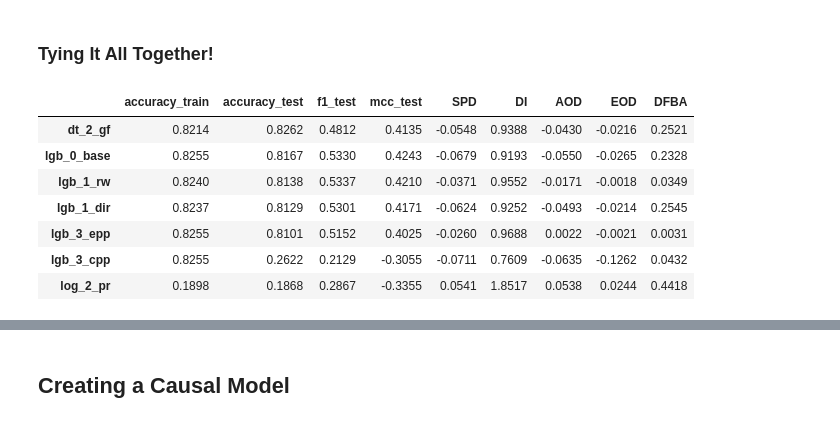
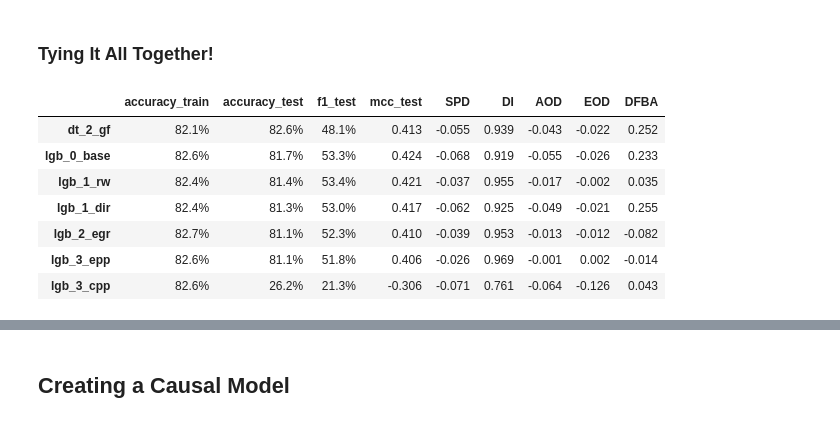
Before and after one commit to PacktPublishing/Interpretable-Machine-Learning-with-Python-2E, a Jupyter notebook: 11/CreditCardDefaults.ipynb, the cells around one changed output, grey strips where cells are left out. Cells and saved outputs as stored; diff of their text form; code cells hidden in the pictures.

```diff
--- a/11/CreditCardDefaults.ipynb
+++ b/11/CreditCardDefaults.ipynb
@@ -415,23 +437,22 @@ cls_mdls['dt_2_gf'].update(metrics_test_gf_dict)
 # %%
 epp = EqOddsPostprocessing(privileged_groups=privileged_groups,\
-                           unprivileged_groups=unprivileged_groups,\
-                           seed=rand)
+                           unprivileged_groups=underprivileged_groups)
 epp = epp.fit(test_ds, test_pred_ds)
-test_pred_epp_ds = epp.predict(test_pred_ds)
+test_pred_epp_ds = roc.predict(test_pred_ds)
 # %%
 cls_mdls['lgb_3_epp'] =\
     mldatasets.evaluate_class_metrics_mdl(lgb_base_mdl, cls_mdls['lgb_0_base']['preds_train'],\
                             test_pred_epp_ds.scores, test_pred_epp_ds.labels, y_train, y_test)
 metrics_test_epp_dict, _ =\
         mldatasets.compute_aif_metrics(test_ds, test_pred_epp_ds,\
-                          unprivileged_groups=unprivileged_groups,\
+                          unprivileged_groups=underprivileged_groups,\
                           privileged_groups=privileged_groups)
 cls_mdls['lgb_3_epp'].update(metrics_test_epp_dict)
 # %% [markdown]
 #### Calibrated Equalized Odds Postprocessing Method
 # %%
 cpp = CalibratedEqOddsPostprocessing(privileged_groups=privileged_groups,\
-                                     unprivileged_groups=unprivileged_groups,\
+                                     unprivileged_groups=underprivileged_groups,\
                                      cost_constraint="fpr",
                                      seed=rand)
 cpp = cpp.fit(test_ds, test_pred_ds)
@@ -442,29 +463,44 @@ cls_mdls['lgb_3_cpp'] =\
                             test_pred_cpp_ds.scores, test_pred_cpp_ds.labels, y_train, y_test)
 metrics_test_cpp_dict, _ =\
         mldatasets.compute_aif_metrics(test_ds, test_pred_cpp_ds,\
-                          unprivileged_groups=unprivileged_groups,\
+                          unprivileged_groups=underprivileged_groups,\
                           privileged_groups=privileged_groups)
 cls_mdls['lgb_3_cpp'].update(metrics_test_cpp_dict)
 # %% [markdown]
 ### Tying It All Together!
+# %%
+def highlight_top_quantile(s, quantile=0.4):
+    s_abs = np.abs(s)
+    if quantile > 0:
+        threshold = s_abs.quantile(1-quantile)
+        is_in_top_quantile = s_abs >= threshold
+        is_top = s_abs == s_abs.max()
+    else:
+        threshold = s_abs.quantile(-quantile)
+        is_in_top_quantile = s_abs <= threshold
+        is_top = s_abs == s_abs.min()
+    qm_z = zip(is_in_top_quantile,is_top)
+    return [('background-color: yellow;' if q else '')+\
+            ('font-weight:bold' if m else '') for q,m in qm_z]
 # %%
 cls_metrics_df = pd.DataFrame.from_dict(cls_mdls, 'index')\
                     [['accuracy_train', 'accuracy_test', 'f1_test', 'mcc_test',\
                       'SPD', 'DI', 'AOD', 'EOD', 'DFBA']]
-with pd.option_context('display.precision', 4):
-    html = cls_metrics_df.sort_values(by='accuracy_test', ascending=False).style.\
-        background_gradient(cmap='plasma_r', low=0.3, high=1, subset=['SPD', 'AOD', 'EOD']).\
-        background_gradient(cmap='viridis_r', low=1, high=0.3, subset=['DI', 'DFBA'])
-html
+metrics_fmt_dict = dict(zip(cls_metrics_df.columns, ['{:.1%}']*3 + ['{:.3f}']*6))
+
+cls_metrics_df.sort_values(by='accuracy_test', ascending=False).style.\
+    format(metrics_fmt_dict).\
+    apply(highlight_top_quantile, subset=['SPD', 'AOD', 'EOD', 'DFBA'], quantile=-0.4).\
+    apply(highlight_top_quantile, subset=['accuracy_test','f1_test','mcc_test','DI'], quantile=0.4).
 # %% [output]
 |  | accuracy_train | accuracy_test | f1_test | mcc_test | SPD | DI | AOD | EOD | DFBA |
-| dt_2_gf | 0.8214 | 0.8262 | 0.4812 | 0.4135 | -0.0548 | 0.9388 | -0.0430 | -0.0216 | 0.2521 |
-| lgb_0_base | 0.8255 | 0.8167 | 0.5330 | 0.4243 | -0.0679 | 0.9193 | -0.0550 | -0.0265 | 0.2328 |
-| lgb_1_rw | 0.8240 | 0.8138 | 0.5337 | 0.4210 | -0.0371 | 0.9552 | -0.0171 | -0.0018 | 0.0349 |
-| lgb_1_dir | 0.8237 | 0.8129 | 0.5301 | 0.4171 | -0.0624 | 0.9252 | -0.0493 | -0.0214 | 0.2545 |
-| lgb_3_epp | 0.8255 | 0.8101 | 0.5152 | 0.4025 | -0.0260 | 0.9688 | 0.0022 | -0.0021 | 0.0031 |
-| lgb_3_cpp | 0.8255 | 0.2622 | 0.2129 | -0.3055 | -0.0711 | 0.7609 | -0.0635 | -0.1262 | 0.0432 |
-| log_2_pr | 0.1898 | 0.1868 | 0.2867 | -0.3355 | 0.0541 | 1.8517 | 0.0538 | 0.0244 | 0.4418 |
+| dt_2_gf | 82.1% | 82.6% | 48.1% | 0.413 | -0.055 | 0.939 | -0.043 | -0.022 | 0.252 |
+| lgb_0_base | 82.6% | 81.7% | 53.3% | 0.424 | -0.068 | 0.919 | -0.055 | -0.026 | 0.233 |
+| lgb_1_rw | 82.4% | 81.4% | 53.4% | 0.421 | -0.037 | 0.955 | -0.017 | -0.002 | 0.035 |
+| lgb_1_dir | 82.4% | 81.3% | 53.0% | 0.417 | -0.062 | 0.925 | -0.049 | -0.021 | 0.255 |
+| lgb_2_egr | 82.7% | 81.1% | 52.3% | 0.410 | -0.039 | 0.953 | -0.013 | -0.012 | -0.082 |
+| lgb_3_epp | 82.6% | 81.1% | 51.8% | 0.406 | -0.026 | 0.969 | -0.001 | 0.002 | -0.014 |
+| lgb_3_cpp | 82.6% | 26.2% | 21.3% | -0.306 | -0.071 | 0.761 | -0.064 | -0.126 | 0.043 |
 # %%
 test_df = ccdefault_bias_df.loc[X_test.index]
 test_df['AGE_GROUP'] =\
```
Also changed, not shown: parts of 39 cells of this notebook, 28 other files.
